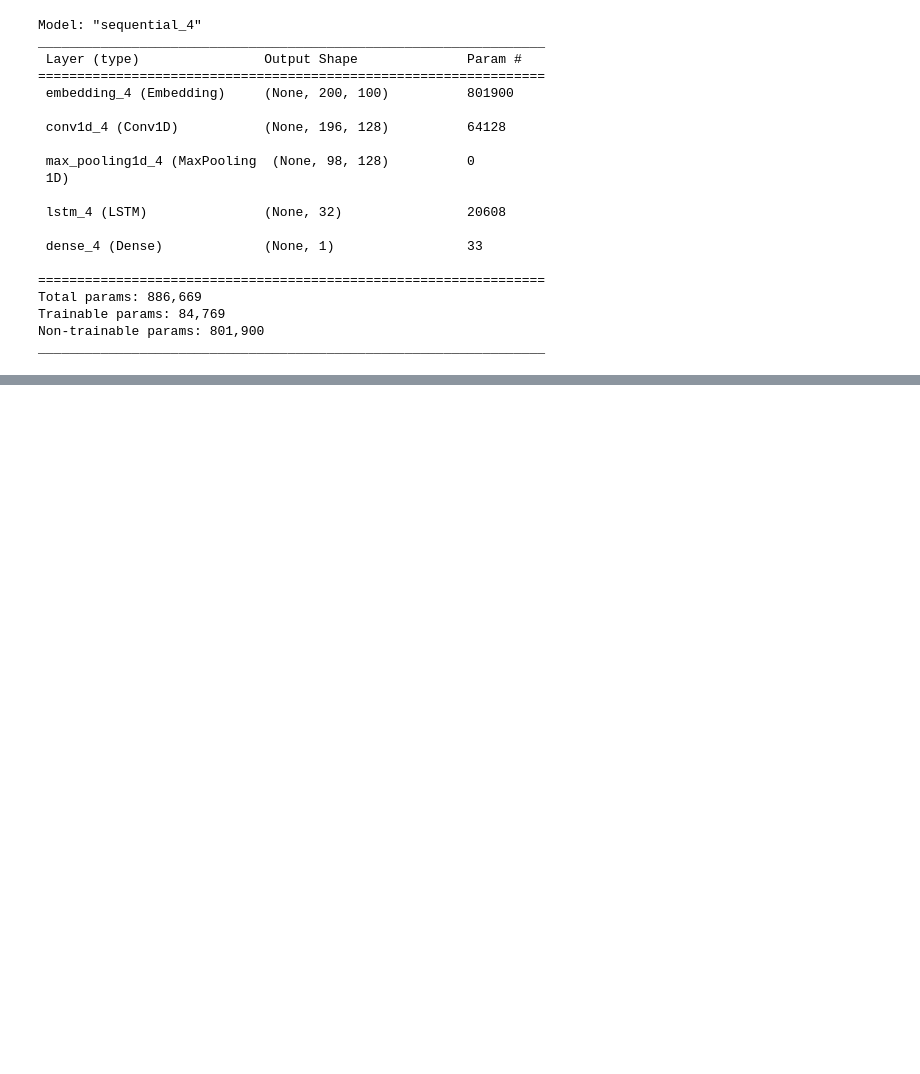
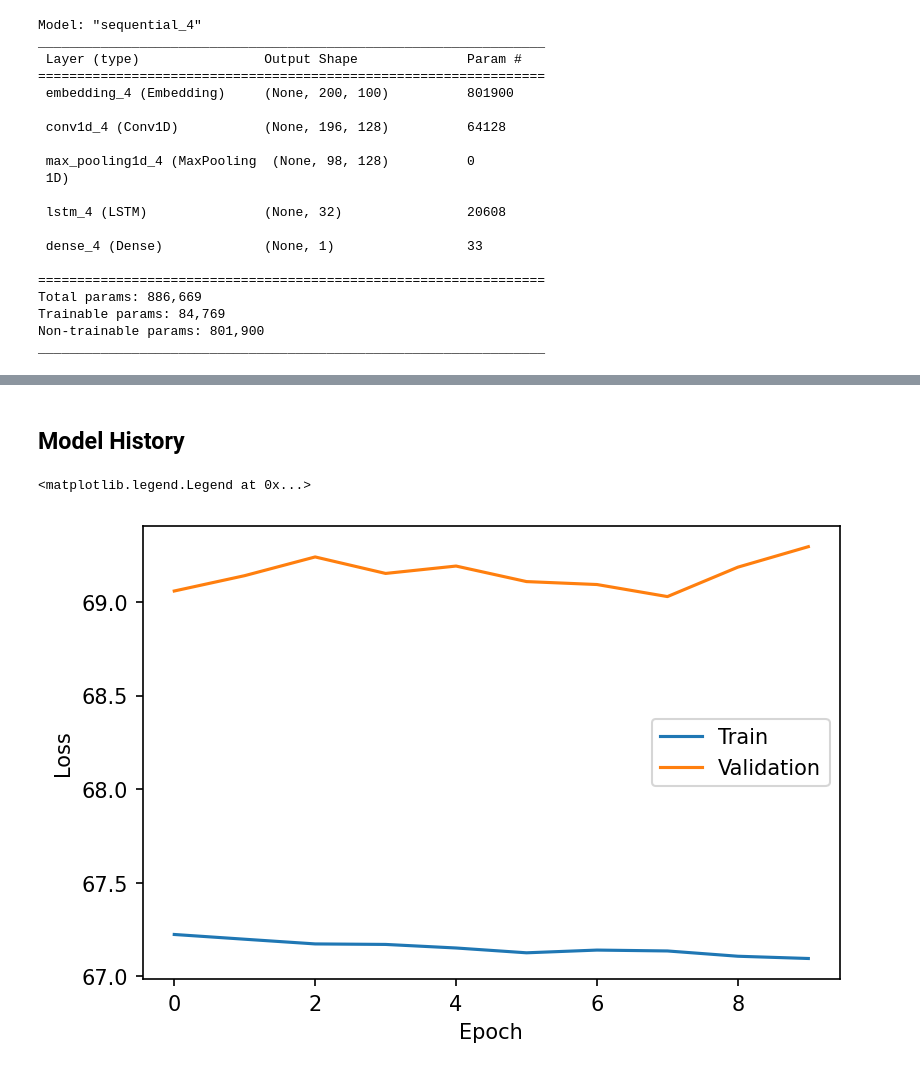
Before and after one commit to Mohammadaminrmz/Fake_news_detection, a Jupyter notebook: train_no_stem_hybrid.ipynb, the cells around one changed output, grey strips where cells are left out. Saved outputs shown, nothing was run; the diff lists cells and outputs as text; code cells hidden in the pictures; blank space fills up the shorter version.

```diff
--- a/train_no_stem_hybrid.ipynb
+++ b/train_no_stem_hybrid.ipynb
@@ -97,0 +105,7 @@ weights.shape
+# %%
+maxlen = 200
+log_dir = "logs_hybrid_no_stem\\" + datetime.now().strftime("%d-%m-%Y_%H%M%S")
+checkpoint_path = "checkpoints_hybrid_model_no_stem/cp.ckpt"
+model_path = "model_hybrid_no_stem"
+EPOCHS = 10
+BATCH_SIZE = 32
@@ -122,9 +140,4 @@ _________________________________________________________________
 # %%
-
-
-log_dir = "logs_lag_1\\" + datetime.now().strftime("%d-%m-%Y_%H%M%S")
-checkpoint_path = "hybrid_model_weights/cp.ckpt"
-
 tensorboard_callback = tf.keras.callbacks.TensorBoard(log_dir=log_dir, histogram_freq=1)
 early_stopping_cb = tf.keras.callbacks.EarlyStopping(
       monitor="accuracy",
@@ -138,9 +151,3 @@ early_stopping_cb = tf.keras.callbacks.EarlyStopping(
 check_point_cb = tf.keras.callbacks.ModelCheckpoint(filepath=checkpoint_path,
                                                  save_weights_only=True,
                                                  verbose=1)
-history = model.fit(x = X_train , y = y_train,
-                    epochs=20,
-                    validation_data=(X_test, y_test),
-                    verbose=1,
-                    batch_size=8,
-                    callbacks=[early_stopping_cb,check_point_cb,tensorboard_callback])
@@ -164,0 +156,7 @@ Epoch 00010: early stopping
+# %%
+history = model.fit(x = X_train , y = y_train,
+                    epochs=EPOCHS,
+                    validation_data=(X_test, y_test),
+                    verbose=1,
+                    batch_size=BATCH_SIZE,
+                    callbacks=[early_stopping_cb,check_point_cb,tensorboard_callback])
@@ -164,0 +181,17 @@ Epoch 00010: early stopping
+# %% [markdown]
+## Model History
+# %%
+train_loss = history.history["loss"]
+val_loss = history.history["val_loss"]
+train_accuracy = history.history["accuracy"]
+val_accuracy = history.history["val_accuracy"]
+# %%
+plt.figure(dpi=150 )
+plt.plot([100*loss for loss in train_loss] ,label = "Train")
+plt.plot([100*loss for loss in val_loss] , label = "Validation")
+plt.xlabel("Epoch")
+plt.ylabel("Loss")
+plt.legend()
+# %% [output]
+<matplotlib.legend.Legend at 0x...>
+[figure, added]
```
Also changed, not shown: parts of 32 cells of this notebook, 2 other files.
